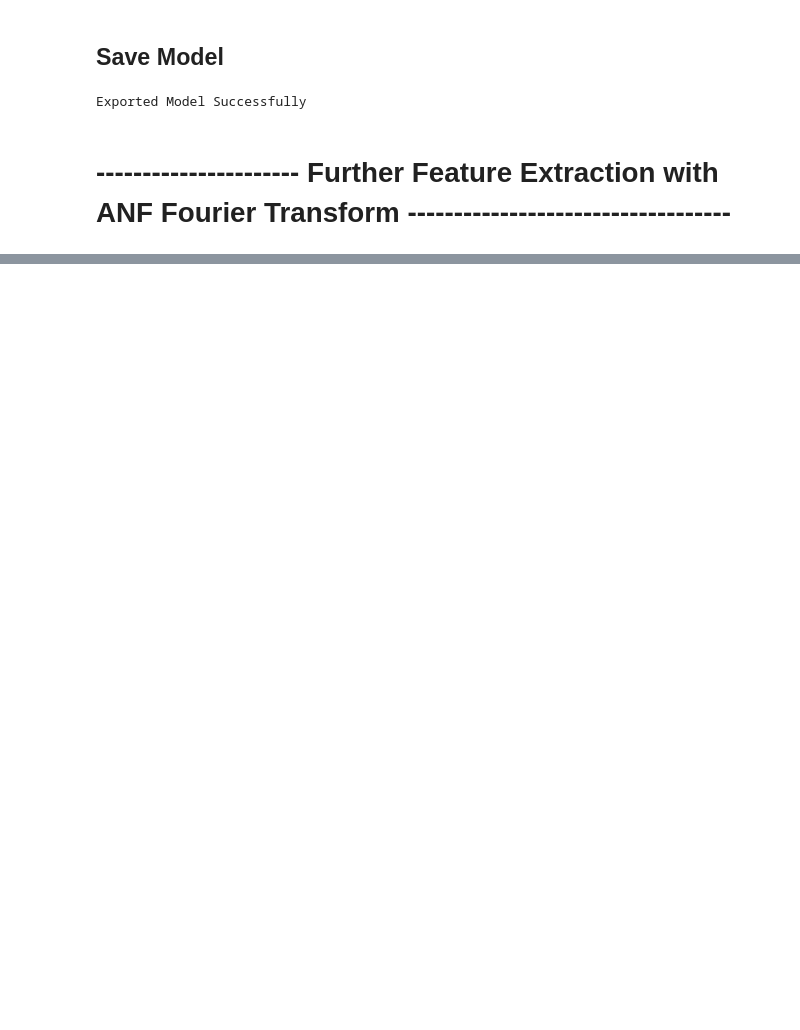
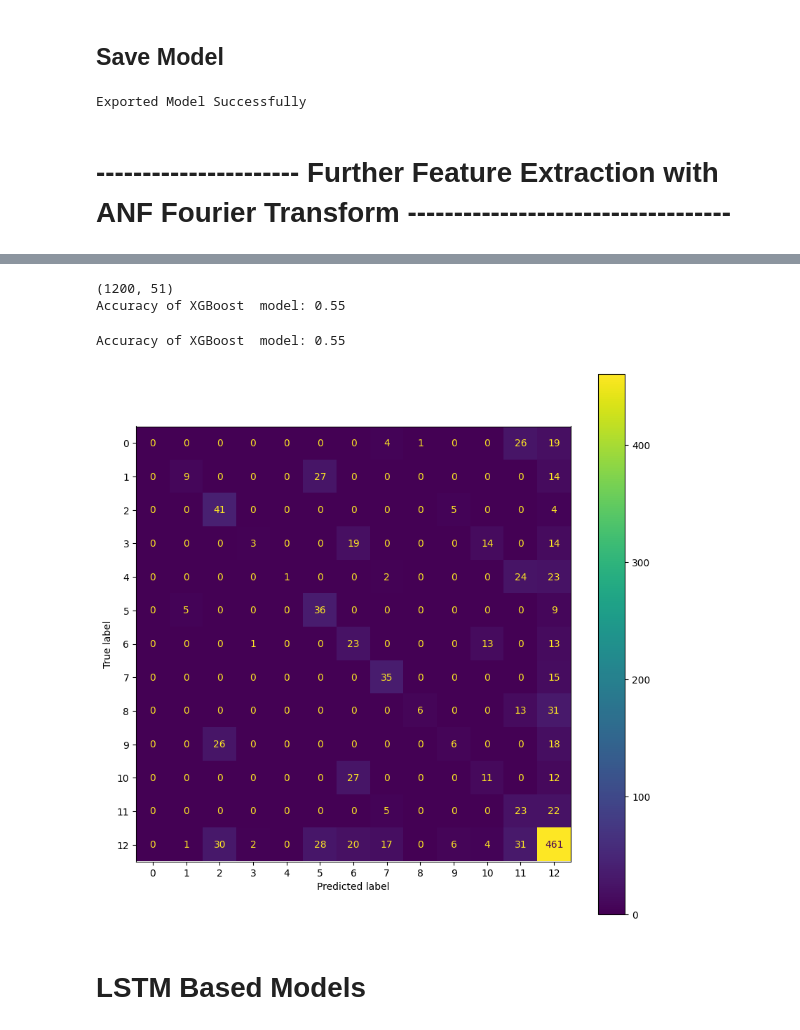
Before and after one commit to shashivish/RNA-ModX, a Jupyter notebook: RNAModXApp/notebooks/model_building/XGBoost_ANF_FeatureExtraction.ipynb, the cells around one changed output, grey strips where cells are left out. Saved outputs shown, nothing was run; the diff lists cells and outputs as text; code cells hidden in the pictures; blank space fills up the shorter version.

```diff
--- a/RNAModXApp/notebooks/model_building/XGBoost_ANF_FeatureExtraction.ipynb
+++ b/RNAModXApp/notebooks/model_building/XGBoost_ANF_FeatureExtraction.ipynb
@@ -371,0 +462,21 @@ def accumulated_nucle_frequency_fourier(seq):
+# %%
+
+clf = OneVsRestClassifier(xgb.XGBClassifier(n_jobs=-1, max_depth=4 , objective='multi:softmax' , num_class = 13))
+clf.fit(x_res, y_res )
+
+
+# xg_train = xgb.DMatrix(x_res, label=y_res)
+
+# # setup parameters for xgboost
+# param = {}
+# # use softmax multi-class classification
+# param['objective'] = 'multi:softmax'
+# # scale weight of positive examples
+# param['eta'] = 0.1
+# param['max_depth'] = 6
+# param['nthread'] = 4
+# param['num_class'] = 13
+
+
+# num_round = 5
+# bst = xgb.train(param, xg_train, num_round)
@@ -371,0 +501,29 @@ def accumulated_nucle_frequency_fourier(seq):
+# %%
+y_test=  y_test_raw.apply(decode_y , axis=1)
+
+x_test = encode_x_with_in_hot(x_test_raw).tolist()
+# xg_test = xgb.DMatrix(x_test)
+# y_pred = bst.predict(xg_test)
+
+y_pred = clf.predict(x_test)
+
+# Calculate the accuracy score of the xgboost regression model
+accuracy = accuracy_score(y_test, y_pred)
+
+print("Accuracy of XGBoost  model: {:.2f}".format(accuracy))
+# %% [output]
+(1200, 51)
+Accuracy of XGBoost  model: 0.55
+# %%
+# Plot confusion matrix
+cm = confusion_matrix(y_test, y_pred, labels=np.array(RMEncoding))
+disp = ConfusionMatrixDisplay(confusion_matrix=cm,
+                              display_labels=np.array(RMEncoding))
+
+fig, ax = plt.subplots(figsize=(10,10))
+disp.plot(ax=ax)
+
+print("Accuracy of XGBoost  model: {:.2f}".format(accuracy))
+# %% [output]
+Accuracy of XGBoost  model: 0.55
+[figure, added]
@@ -371,0 +540,2 @@ def accumulated_nucle_frequency_fourier(seq):
+# %% [markdown]
+# LSTM Based Models
```
Also changed, not shown: parts of 26 cells of this notebook.
